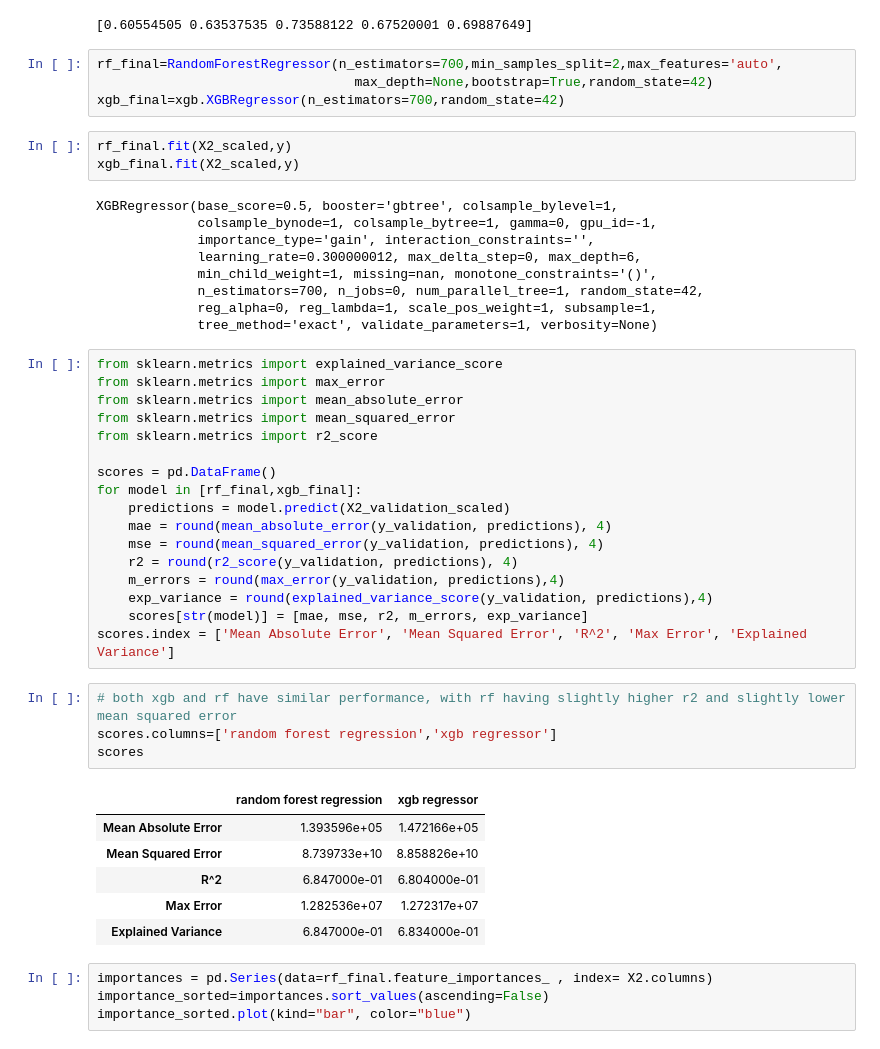
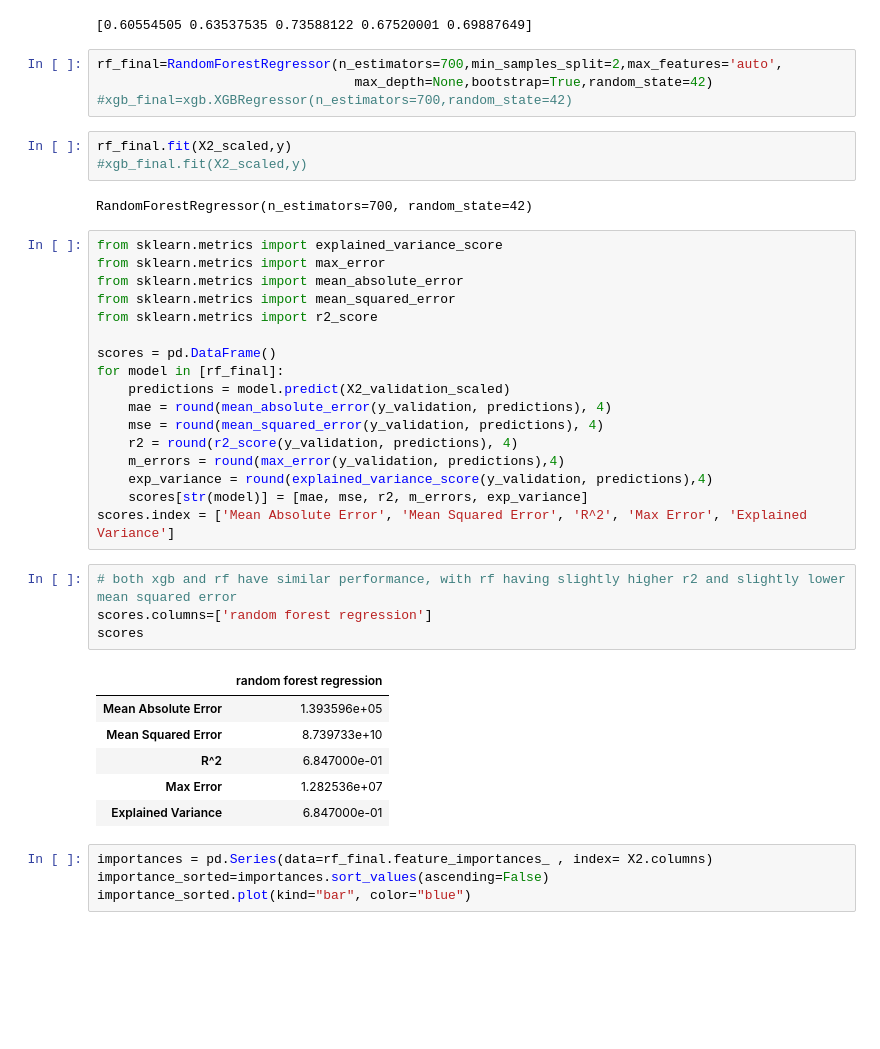
Before and after one commit to YannChye/realestate_trends, a Jupyter notebook: Notebooks/04_machinelearning copy.ipynb, the cells around one changed output. Drawn from its saved outputs; the diff is of its cells as text; blank space fills up the shorter version.

```diff
--- a/Notebooks/04_machinelearning copy.ipynb
+++ b/Notebooks/04_machinelearning copy.ipynb
@@ -145,19 +145,12 @@ print(score)
 # %%
 rf_final=RandomForestRegressor(n_estimators=700,min_samples_split=2,max_features='auto',
                                  max_depth=None,bootstrap=True,random_state=42)
-xgb_final=xgb.XGBRegressor(n_estimators=700,random_state=42)
+#xgb_final=xgb.XGBRegressor(n_estimators=700,random_state=42)
 # %%
 rf_final.fit(X2_scaled,y)
-xgb_final.fit(X2_scaled,y)
+#xgb_final.fit(X2_scaled,y)
 # %% [output]
-XGBRegressor(base_score=0.5, booster='gbtree', colsample_bylevel=1,
-             colsample_bynode=1, colsample_bytree=1, gamma=0, gpu_id=-1,
-             importance_type='gain', interaction_constraints='',
-             learning_rate=0.300000012, max_delta_step=0, max_depth=6,
-             min_child_weight=1, missing=nan, monotone_constraints='()',
-             n_estimators=700, n_jobs=0, num_parallel_tree=1, random_state=42,
-             reg_alpha=0, reg_lambda=1, scale_pos_weight=1, subsample=1,
-             tree_method='exact', validate_parameters=1, verbosity=None)
+RandomForestRegressor(n_estimators=700, random_state=42)
 # %%
 from sklearn.metrics import explained_variance_score
 from sklearn.metrics import max_error
@@ -166,7 +159,7 @@ from sklearn.metrics import mean_squared_error
 from sklearn.metrics import r2_score
 
 scores = pd.DataFrame()
-for model in [rf_final,xgb_final]:
+for model in [rf_final]:
     predictions = model.predict(X2_validation_scaled)
     mae = round(mean_absolute_error(y_validation, predictions), 4)
     mse = round(mean_squared_error(y_validation, predictions), 4)
@@ -177,15 +170,15 @@ for model in [rf_final,xgb_final]:
 scores.index = ['Mean Absolute Error', 'Mean Squared Error', 'R^2', 'Max Error', 'Explained Variance']
 # %%
 # both xgb and rf have similar performance, with rf having slightly higher r2 and slightly lower mean squared error
-scores.columns=['random forest regression','xgb regressor']
+scores.columns=['random forest regression']
 scores
 # %% [output]
-|  | random forest regression | xgb regressor |
-| Mean Absolute Error | 1.393596e+05 | 1.472166e+05 |
-| Mean Squared Error | 8.739733e+10 | 8.858826e+10 |
-| R^2 | 6.847000e-01 | 6.804000e-01 |
-| Max Error | 1.282536e+07 | 1.272317e+07 |
-| Explained Variance | 6.847000e-01 | 6.834000e-01 |
+|  | random forest regression |
+| Mean Absolute Error | 1.393596e+05 |
+| Mean Squared Error | 8.739733e+10 |
+| R^2 | 6.847000e-01 |
+| Max Error | 1.282536e+07 |
+| Explained Variance | 6.847000e-01 |
 # %%
 importances = pd.Series(data=rf_final.feature_importances_ , index= X2.columns)
 importance_sorted=importances.sort_values(ascending=False)
```
Also changed, not shown: parts of 1 cell of this notebook, 18 other files.
